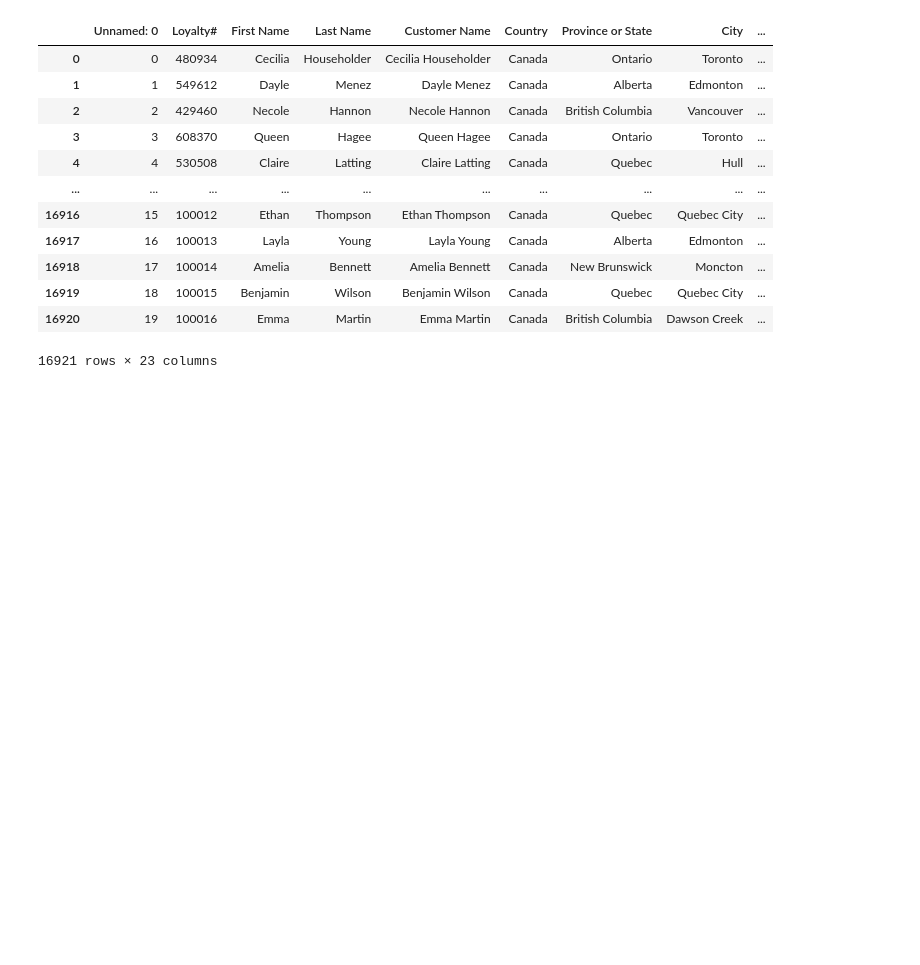
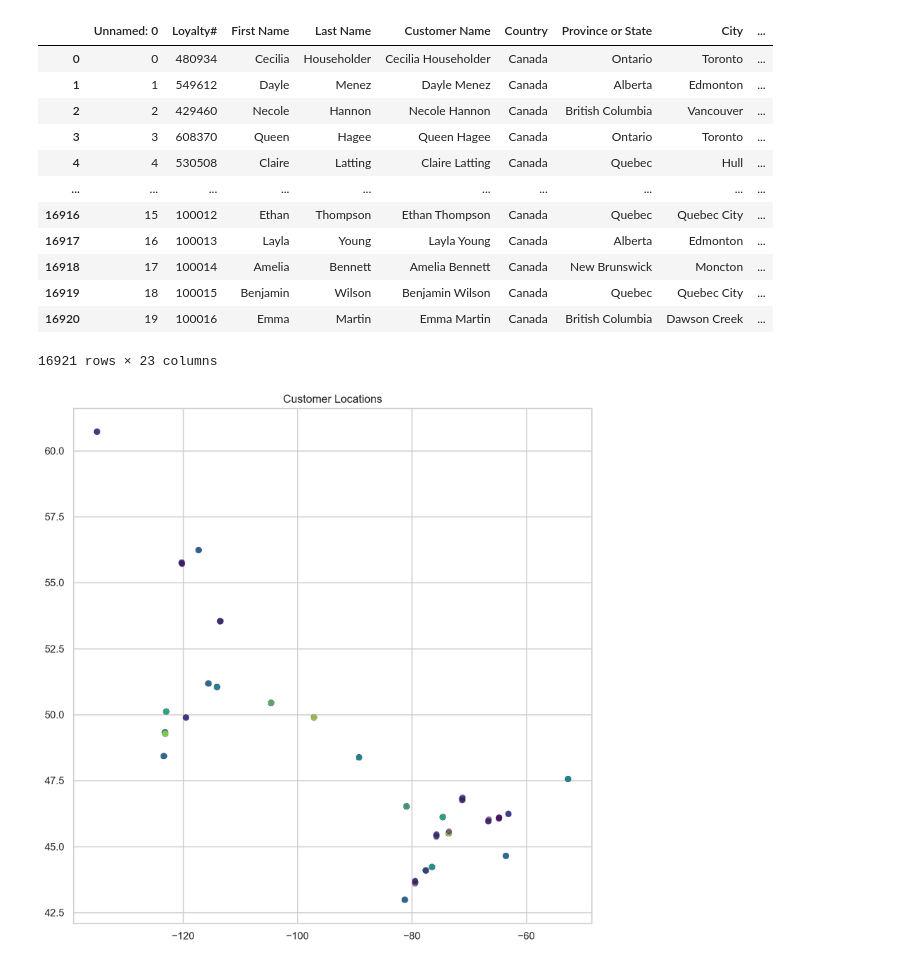
Before and after one commit to Filipesteves974/Data-Mining, a Jupyter notebook: eda_customer.ipynb, the cells around one changed output. Drawn from its saved outputs; the diff is of its cells as text; code cells hidden in the pictures; blank space fills up the shorter version.

Commit message:
acrescentei um geo plot simples dos clientes com base na longitude e latitude, colorido pelo Customer Lifetime Value.

```diff
--- a/eda_customer.ipynb
+++ b/eda_customer.ipynb
@@ -438,3 +438,13 @@ df_customer["CancellationDate"] = pd.to_datetime(df_customer["CancellationDate"]
 | 16919 | 18 | 100015 | Benjamin | Wilson | Benjamin Wilson | Canada | Quebec | Quebec City | ... |
 | 16920 | 19 | 100016 | Emma | Martin | Emma Martin | Canada | British Columbia | Dawson Creek | ... |
 16921 rows × 23 columns
+# %%
+import geopandas as gpd
+import matplotlib.pyplot as plt
+
+plt.figure(figsize=(10,10))
+plt.scatter(df_customer['Longitude'], df_customer['Latitude'], c=df_customer['Customer Lifetime Value'], cmap='viridis', s=30, alpha=0.5)
+plt.title('Customer Locations')
+plt.show()
+# %% [output]
+[figure, added]
```
Also changed, not shown: parts of 1 cell of this notebook.
